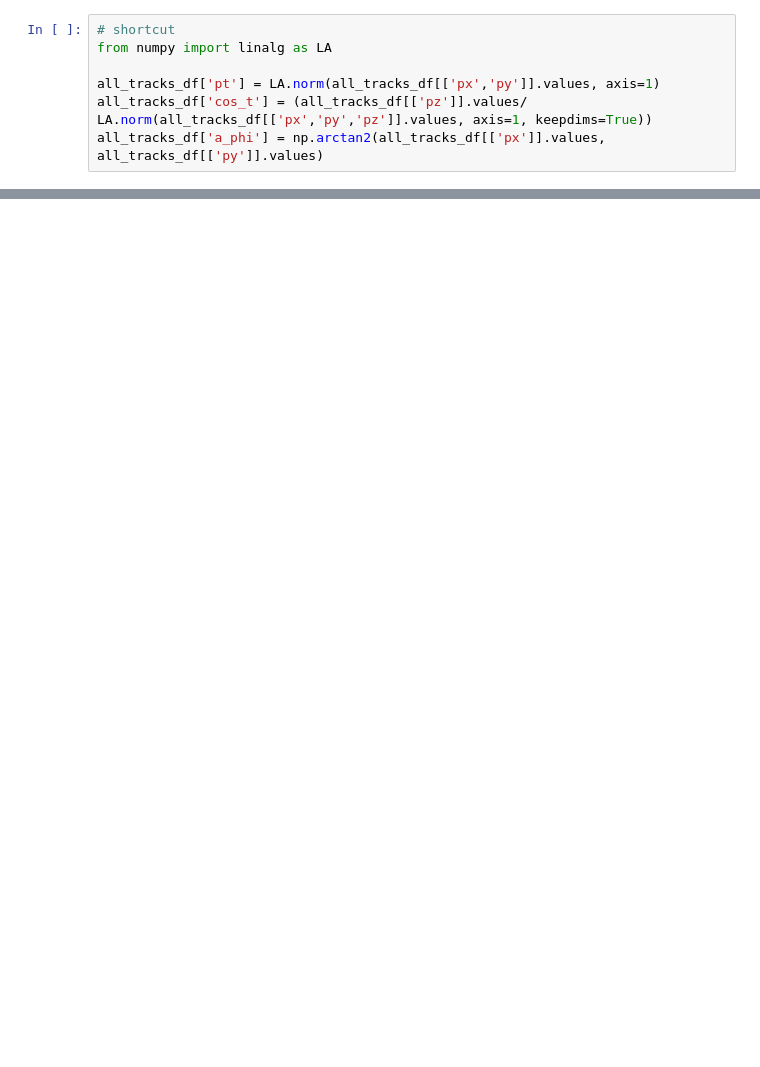
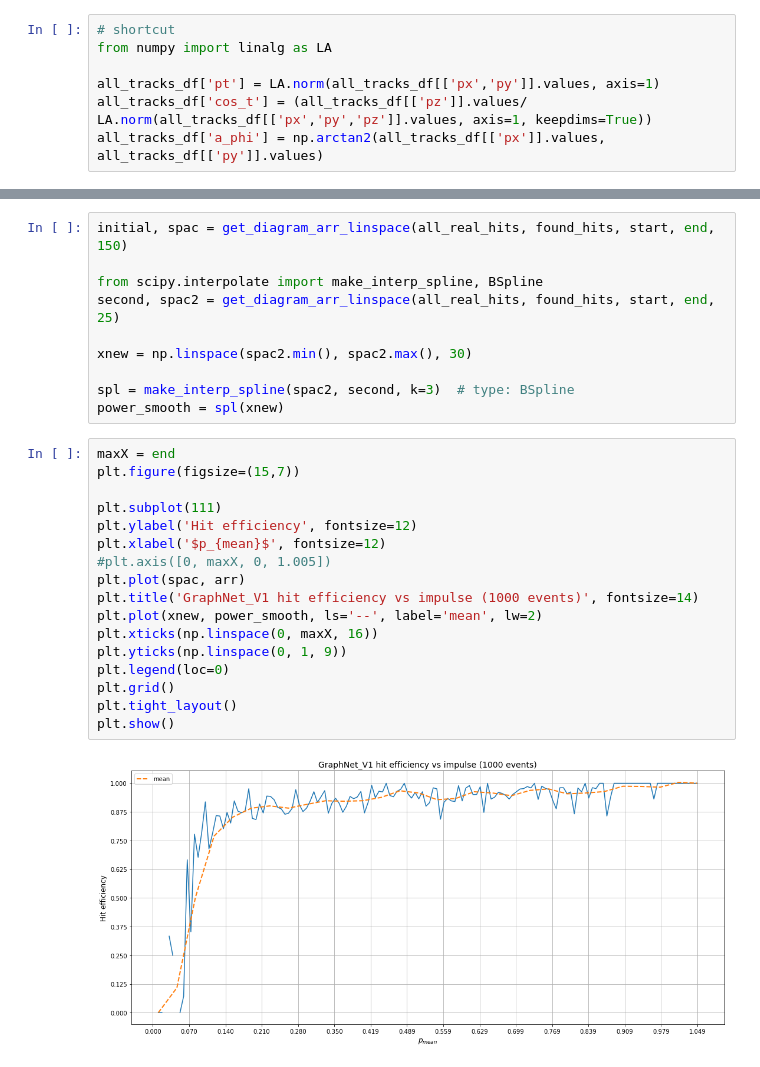
Before and after one commit to t3hseus/ariadne, a Jupyter notebook: notebooks/graph_train_evaluation.ipynb, the cells around one changed output, grey strips where cells are left out. Saved outputs shown, nothing was run; the diff lists cells and outputs as text; blank space fills up the shorter version.

```diff
--- a/notebooks/graph_train_evaluation.ipynb
+++ b/notebooks/graph_train_evaluation.ipynb
@@ -634,0 +458,29 @@ draw_for_col(events_real, events_pred_true, 'multiplicity', 'multiplicity',20000
+# %%
+initial, spac = get_diagram_arr_linspace(all_real_hits, found_hits, start, end, 150)
+
+from scipy.interpolate import make_interp_spline, BSpline
+second, spac2 = get_diagram_arr_linspace(all_real_hits, found_hits, start, end, 25)
+
+xnew = np.linspace(spac2.min(), spac2.max(), 30)
+
+spl = make_interp_spline(spac2, second, k=3)  # type: BSpline
+power_smooth = spl(xnew)
+# %%
+maxX = end
+plt.figure(figsize=(15,7))
+
+plt.subplot(111)
+plt.ylabel('Hit efficiency', fontsize=12)
+plt.xlabel('$p_{mean}$', fontsize=12)
+#plt.axis([0, maxX, 0, 1.005])
+plt.plot(spac, arr)
+plt.title('GraphNet_V1 hit efficiency vs impulse (1000 events)', fontsize=14)
+plt.plot(xnew, power_smooth, ls='--', label='mean', lw=2)
+plt.xticks(np.linspace(0, maxX, 16))
+plt.yticks(np.linspace(0, 1, 9))
+plt.legend(loc=0)
+plt.grid()
+plt.tight_layout()
+plt.show()
+# %% [output]
+[figure, added]
```
Also changed, not shown: parts of 26 cells of this notebook, 38 other files.
